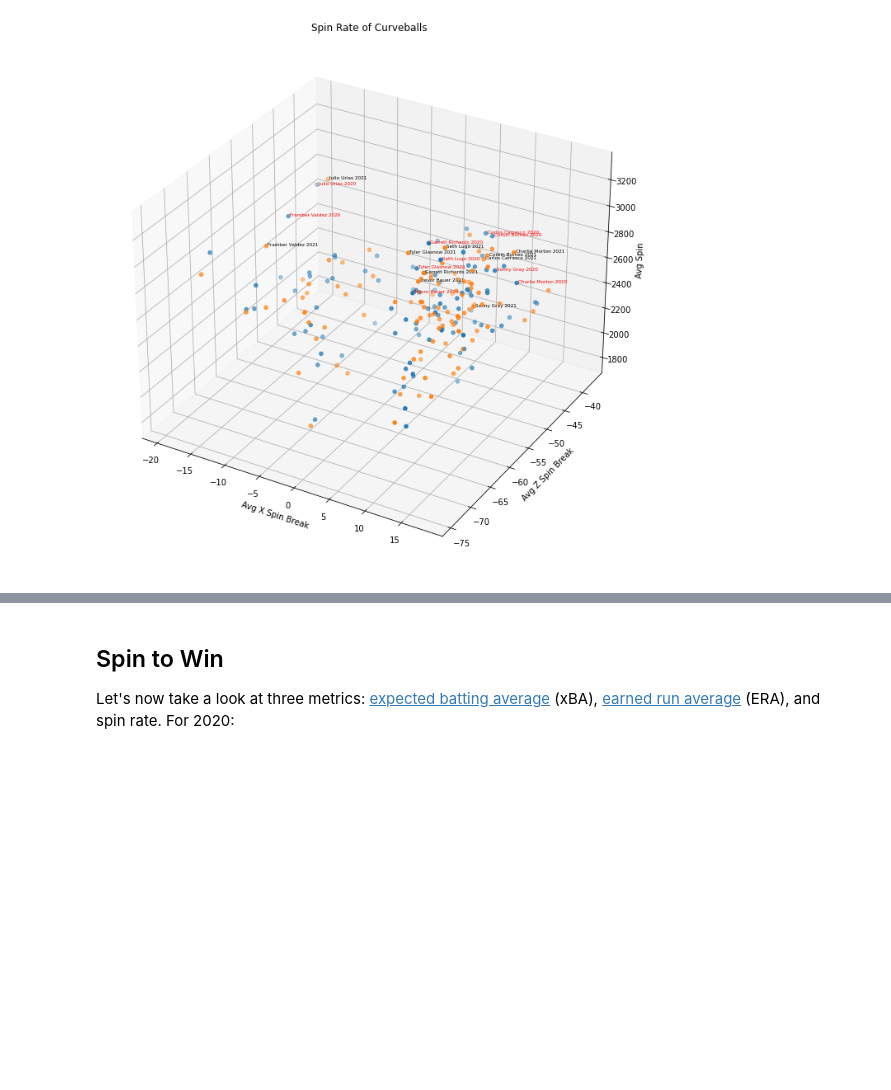
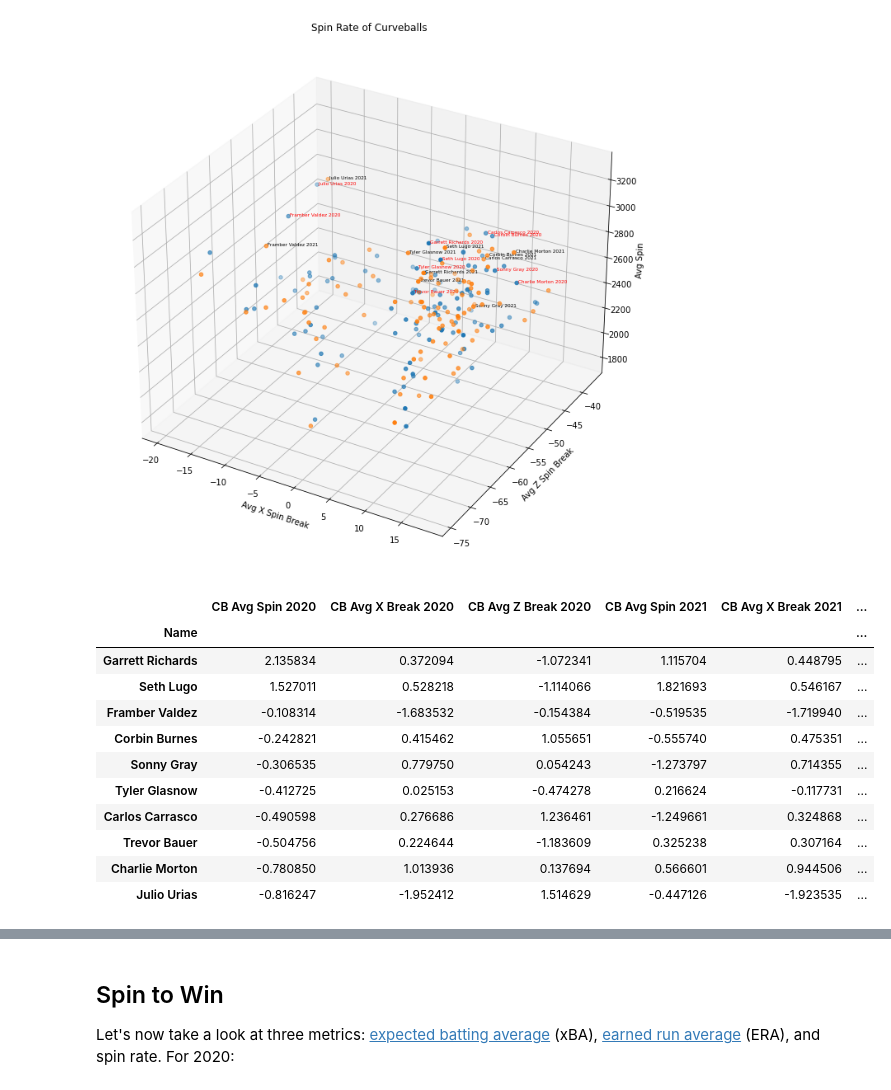
Before and after one commit to Jesparza17/Jesparza17, a Jupyter notebook: Project Notebook.ipynb, the cells around one changed output, grey strips where cells are left out. Cells and saved outputs as stored; diff of their text form; code cells hidden in the pictures; blank space fills up the shorter version.

```diff
--- a/Project Notebook.ipynb
+++ b/Project Notebook.ipynb
@@ -245,6 +245,27 @@ plt.title('Spin Rate of Curveballs')
 # %% [output]
 Text(0.5, 0.92, 'Spin Rate of Curveballs')
 [figure]
+# %%
+curves_max_std = curves_max
+curves_max_std = curves_max_std.drop(columns = 'Distance',axis=1)
+curves_max_std = (
+    (curves_max_std - curves_max_std.mean()) /
+    curves_max_std.std()
+)
+curves_max_std
+# %% [output]
+|  | CB Avg Spin 2020 | CB Avg X Break 2020 | CB Avg Z Break 2020 | CB Avg Spin 2021 | CB Avg X Break 2021 | ... |
+| Name |  |  |  |  |  | ... |
+| Garrett Richards | 2.135834 | 0.372094 | -1.072341 | 1.115704 | 0.448795 | ... |
+| Seth Lugo | 1.527011 | 0.528218 | -1.114066 | 1.821693 | 0.546167 | ... |
+| Framber Valdez | -0.108314 | -1.683532 | -0.154384 | -0.519535 | -1.719940 | ... |
+| Corbin Burnes | -0.242821 | 0.415462 | 1.055651 | -0.555740 | 0.475351 | ... |
+| Sonny Gray | -0.306535 | 0.779750 | 0.054243 | -1.273797 | 0.714355 | ... |
+| Tyler Glasnow | -0.412725 | 0.025153 | -0.474278 | 0.216624 | -0.117731 | ... |
+| Carlos Carrasco | -0.490598 | 0.276686 | 1.236461 | -1.249661 | 0.324868 | ... |
+| Trevor Bauer | -0.504756 | 0.224644 | -1.183609 | 0.325238 | 0.307164 | ... |
+| Charlie Morton | -0.780850 | 1.013936 | 0.137694 | 0.566601 | 0.944506 | ... |
+| Julio Urias | -0.816247 | -1.952412 | 1.514629 | -0.447126 | -1.923535 | ... |
 # %%
 
 from mpl_toolkits.mplot3d import Axes3D
```
Also changed, not shown: parts of 4 cells of this notebook.
